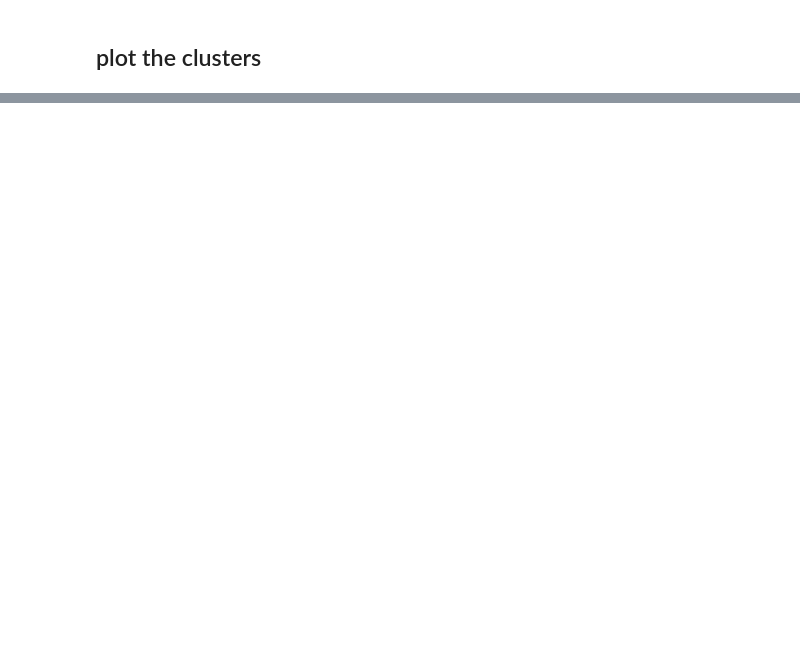
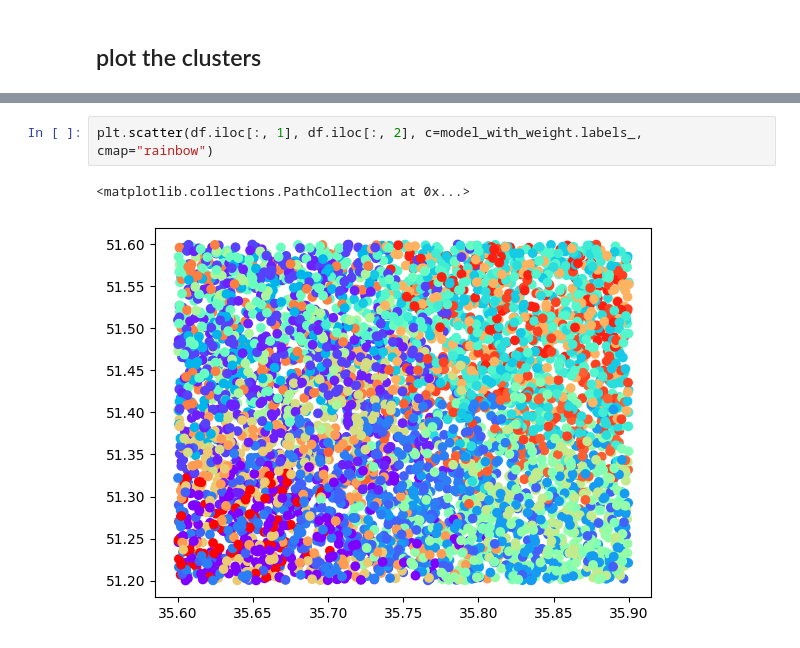
Before and after one commit to DevNerds2020/coordinate-recommender-for-visitors, a Jupyter notebook: test-workbench.ipynb, the cells around one changed output, grey strips where cells are left out. Drawn from its saved outputs; the diff is of its cells as text; blank space fills up the shorter version.

```diff
--- a/test-workbench.ipynb
+++ b/test-workbench.ipynb
@@ -64,0 +67,5 @@ plt.scatter(df.iloc[:, 1], df.iloc[:, 2], c=model.labels_, cmap="rainbow")
+# %%
+plt.scatter(df.iloc[:, 1], df.iloc[:, 2], c=model_with_weight.labels_, cmap="rainbow")
+# %% [output]
+<matplotlib.collections.PathCollection at 0x...>
+[figure, added]
```
Also changed, not shown: parts of 8 cells of this notebook, 2 other files.
